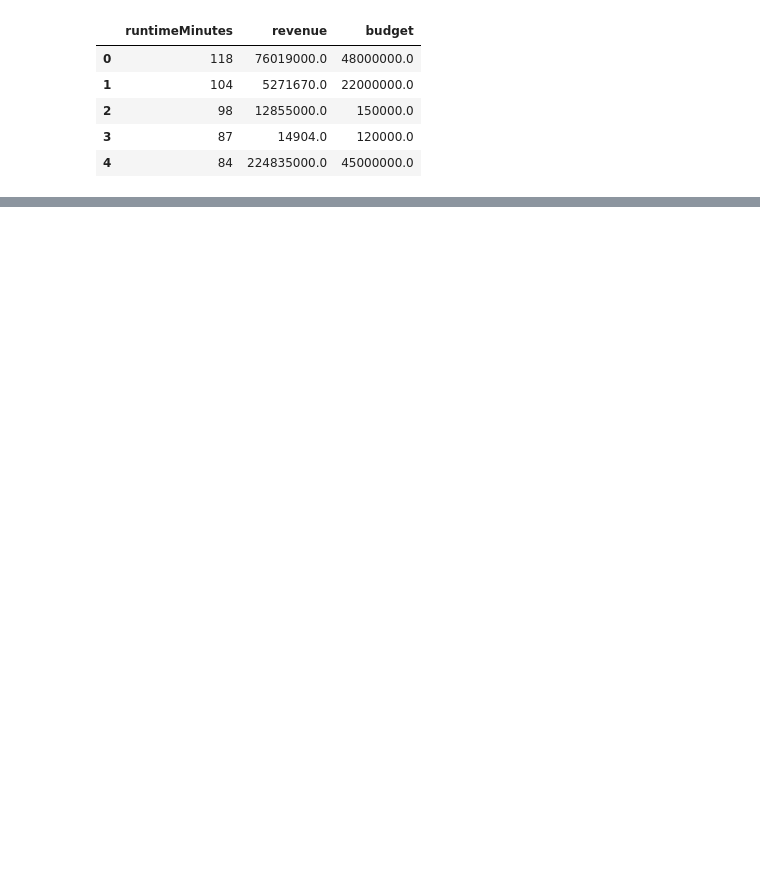
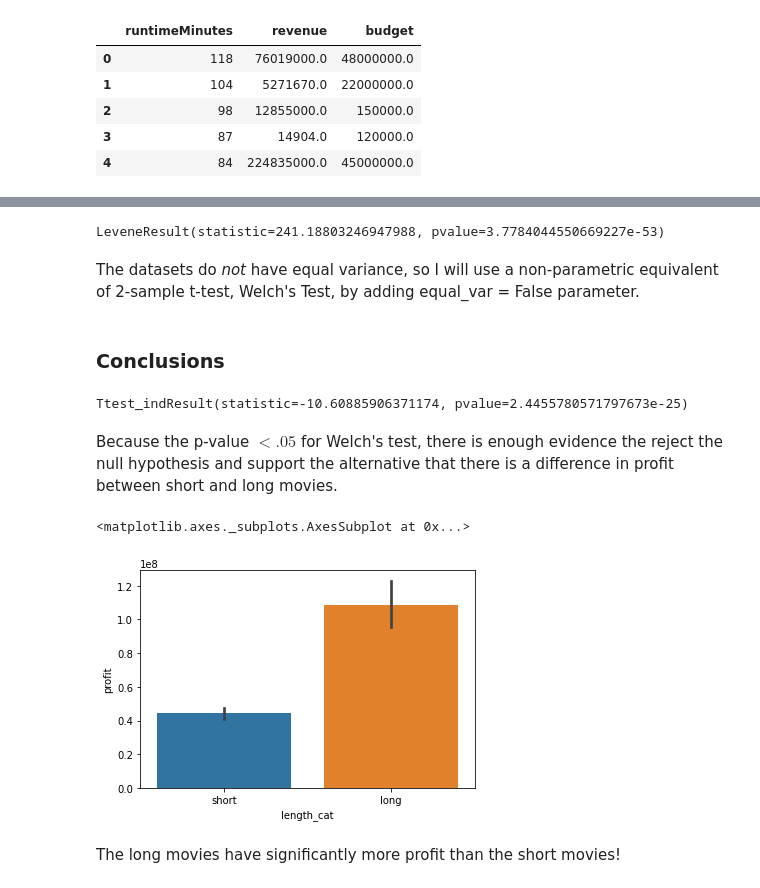
Before and after one commit to adeviney/how-to-make-a-successful-movie, a Jupyter notebook: 06_HypothesisTesting.ipynb, the cells around one changed output, grey strips where cells are left out. Saved outputs shown, nothing was run; the diff lists cells and outputs as text; code cells hidden in the pictures; blank space fills up the shorter version.

```diff
--- a/06_HypothesisTesting.ipynb
+++ b/06_HypothesisTesting.ipynb
@@ -384,0 +380,3 @@ sns.histplot(data = df, x= 'runtimeMinutes')
+# %%
+df['profit'] = df['revenue'] - df['budget']
+df.head()
@@ -384,0 +390,3 @@ sns.histplot(data = df, x= 'runtimeMinutes')
+# %%
+df['length_cat'] = df['runtimeMinutes'].apply(lambda x: 'long' if x > 120 else 'short')
+df['length_cat'].value_counts()
@@ -384,0 +492,21 @@ sns.histplot(data = df, x= 'runtimeMinutes')
+# %%
+stats.levene(short_group, long_group)
+# %% [output]
+LeveneResult(statistic=241.18803246947988, pvalue=3.7784044550669227e-53)
+# %% [markdown]
+The datasets do *not* have equal variance, so I will use a non-parametric equivalent of 2-sample t-test, Welch's Test, by adding equal_var = False parameter.
+# %% [markdown]
+### Conclusions
+# %%
+stats.ttest_ind(short_group, long_group, equal_var=False)
+# %% [output]
+Ttest_indResult(statistic=-10.60885906371174, pvalue=2.4455780571797673e-25)
+# %% [markdown]
+Because the p-value $< .05$ for Welch's test, there is enough evidence the reject the null hypothesis and support the alternative that there is a difference in profit between short and long movies.
+# %%
+sns.barplot(data=df, x='length_cat',y='profit')
+# %% [output]
+<matplotlib.axes._subplots.AxesSubplot at 0x...>
+[figure, added]
+# %% [markdown]
+The long movies have significantly more profit than the short movies!
```
Also changed, not shown: parts of 21 cells of this notebook.
